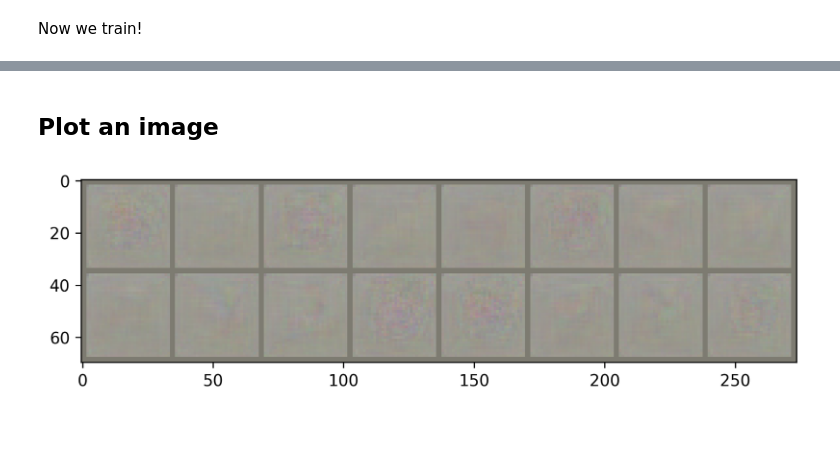
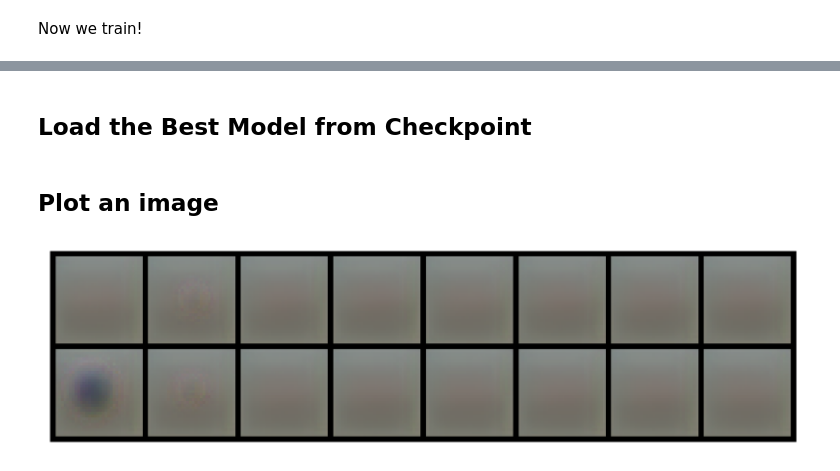
Before and after one commit to ambideXtrous9/Variational-AutoEncoders-VAE-with-PyTorch, a Jupyter notebook: VAE_implementation_PyTorch_Lightning.ipynb, the cells around one changed output, grey strips where cells are left out. Drawn from its saved outputs; the diff is of its cells as text; code cells hidden in the pictures; blank space fills up the shorter version.

```diff
--- a/VAE_implementation_PyTorch_Lightning.ipynb
+++ b/VAE_implementation_PyTorch_Lightning.ipynb
@@ -338,24 +364,38 @@ INFO:pytorch_lightning.callbacks.model_summary:
+# %% [markdown]
+## Load the Best Model from Checkpoint
+# %%
+cppath = 'checkpoints/BestVAE.ckpt'
+checkpoint = torch.load(cppath)
+vae.load_state_dict(checkpoint['state_dict'])
 # %% [markdown]
 ## Plot an image
 # %%
-figure(figsize=(8, 3), dpi=300)
+def generate_images():
 
-# Z COMES FROM NORMAL(0, 1)
-num_preds = 16
-rand_v = torch.rand(num_preds, vae.hparams.latent_dim)
-p = torch.distributions.Normal(torch.zeros_like(rand_v), torch.ones_like(rand_v))
-z = p.rsample()
+    figure(figsize=(8, 3), dpi=300)
 
-# SAMPLE IMAGES
-with torch.no_grad():
-    pred = vae.decoder(z.to(vae.device)).cpu()
+    # Z COMES FROM NORMAL(0, 1)
+    num_preds = 16
+    rand_v = torch.rand(num_preds, vae.hparams.latent_dim)
+    p = torch.distributions.Normal(torch.zeros_like(rand_v), torch.ones_like(rand_v))
+    z = p.rsample()
 
-# UNDO DATA NORMALIZATION
-normalize = cifar10_normalization()
-mean, std = np.array(normalize.mean), np.array(normalize.std)
-img = make_grid(pred).permute(1, 2, 0).numpy() * std + mean
+    vae.eval()
 
-# PLOT IMAGES
-imshow(img);
+    # SAMPLE IMAGES
+    with torch.no_grad():
+        pred = vae.decoder(z.to(vae.device)).cpu()
+
+    # UNDO DATA NORMALIZATION
+    # normalize = cifar10_normalization()
+    # mean, std = np.array(normalize.mean), np.array(normalize.std)
+    img = make_grid(pred).permute(1, 2, 0).numpy() # * std + mean
+
+    # PLOT IMAGES
+    plt.imshow(img)
+    plt.axis('off')
+    plt.show()
-# %% [output]
-[figure, removed]
+# %%
+generate_images()
+# %% [output]
+[figure, added]
```
Also changed, not shown: parts of 9 cells of this notebook.
